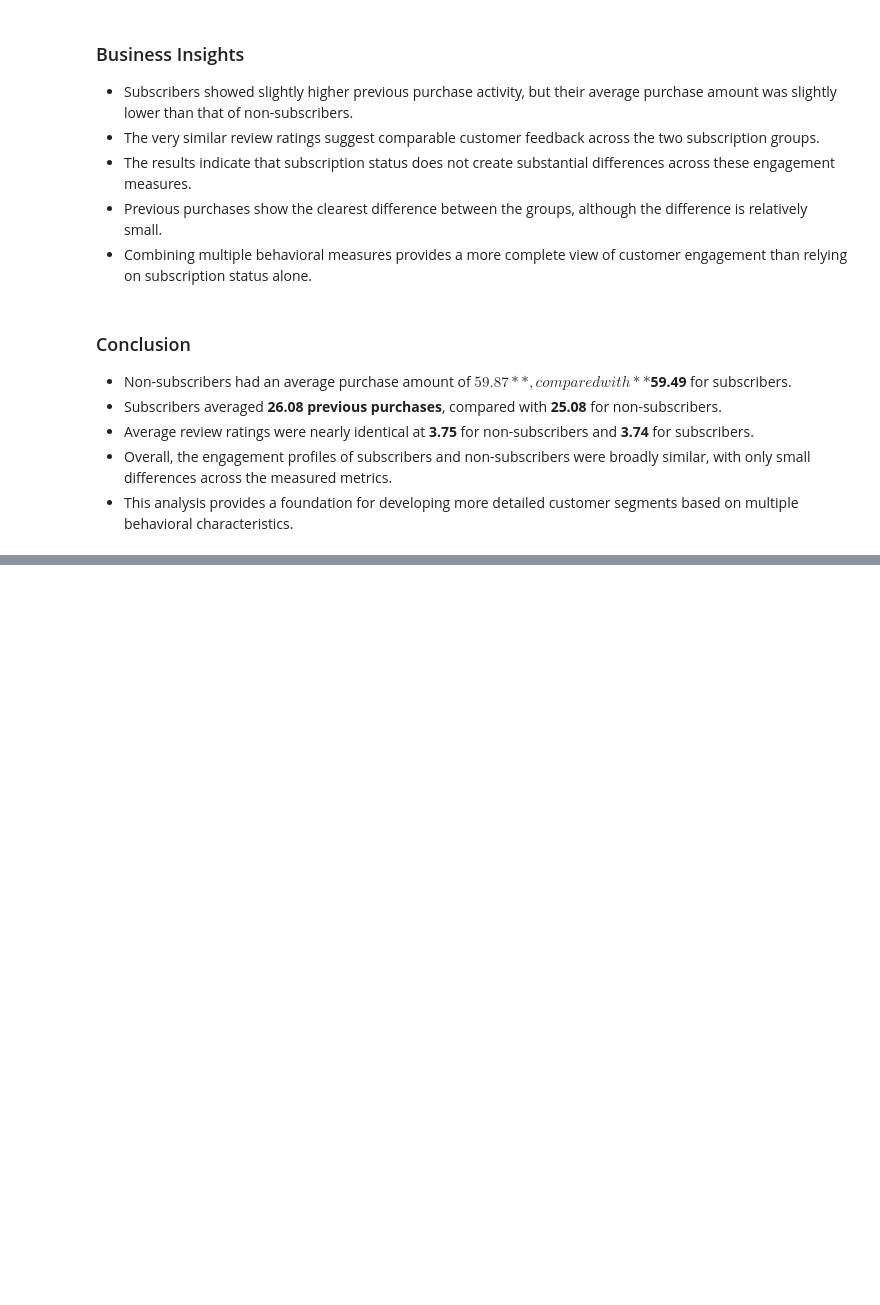
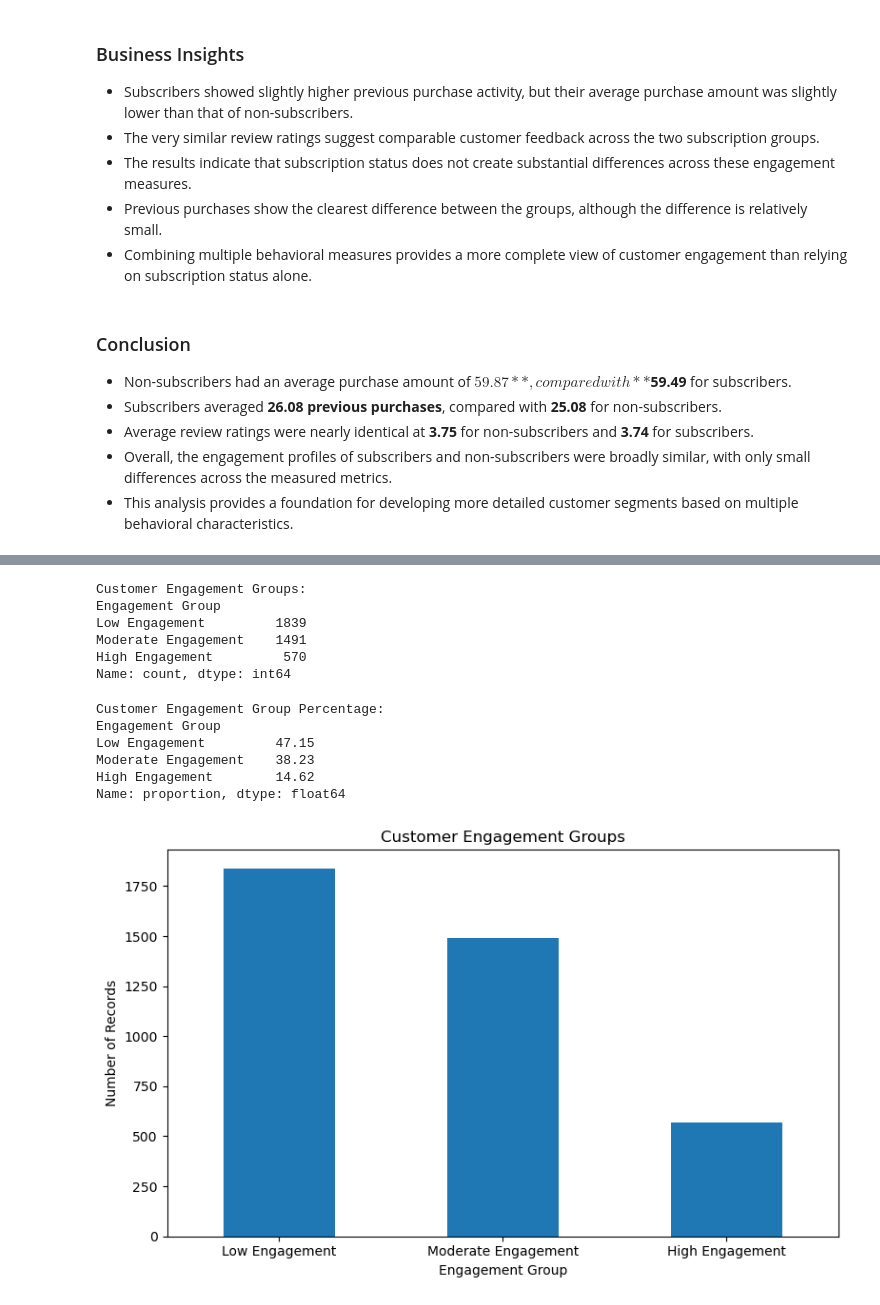
Before and after one commit to kalaranjani-a/customer-shopping-behavior-analysis, a Jupyter notebook: notebooks/customer_shopping_analysis.ipynb, the cells around one changed output, grey strips where cells are left out. Cells and saved outputs as stored; diff of their text form; code cells hidden in the pictures; blank space fills up the shorter version.

```diff
--- a/notebooks/customer_shopping_analysis.ipynb
+++ b/notebooks/customer_shopping_analysis.ipynb
@@ -3532,0 +3665,69 @@ plt.show()
+# %%
+df["Engagement Group"] = pd.cut(
+    df["Engagement Score"],
+    bins=[-1, 1, 2, 3],
+    labels=[
+        "Low Engagement",
+        "Moderate Engagement",
+        "High Engagement"
+    ]
+)
+
+print("\nCustomer Engagement Groups:")
+print(df["Engagement Group"].value_counts())
+# %% [output]
+Customer Engagement Groups:
+Engagement Group
+Low Engagement         1839
+Moderate Engagement    1491
+High Engagement         570
+Name: count, dtype: int64
+# %%
+engagement_group_percentage = (
+    df["Engagement Group"]
+    .value_counts(normalize=True)
+    .mul(100)
+    .round(2)
+    .sort_index()
+)
+
+print("\nCustomer Engagement Group Percentage:")
+print(engagement_group_percentage)
+# %% [output]
+Customer Engagement Group Percentage:
+Engagement Group
+Low Engagement         47.15
+Moderate Engagement    38.23
+High Engagement        14.62
+Name: proportion, dtype: float64
+# %%
+engagement_group_counts = (
+    df["Engagement Group"]
+    .value_counts()
+    .reindex([
+        "Low Engagement",
+        "Moderate Engagement",
+        "High Engagement"
+    ])
+)
+
+engagement_group_counts.plot(
+    kind="bar",
+    figsize=(8, 5),
+    title="Customer Engagement Groups",
+    xlabel="Engagement Group",
+    ylabel="Number of Records"
+)
+
+plt.xticks(rotation=0)
+plt.tight_layout()
+
+plt.savefig(
+    "../images/customer_engagement_groups.png",
+    dpi=300,
+    bbox_inches="tight"
+)
+
+plt.show()
+# %% [output]
+[figure, added]
```
Also changed, not shown: parts of 31 cells of this notebook, 2 other files.
